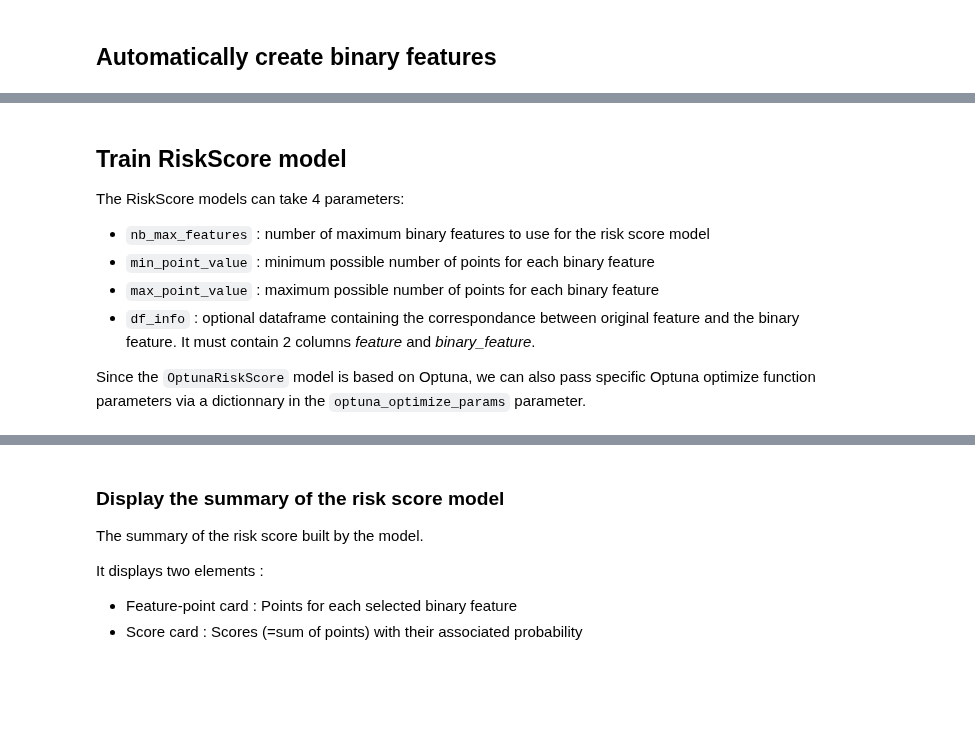
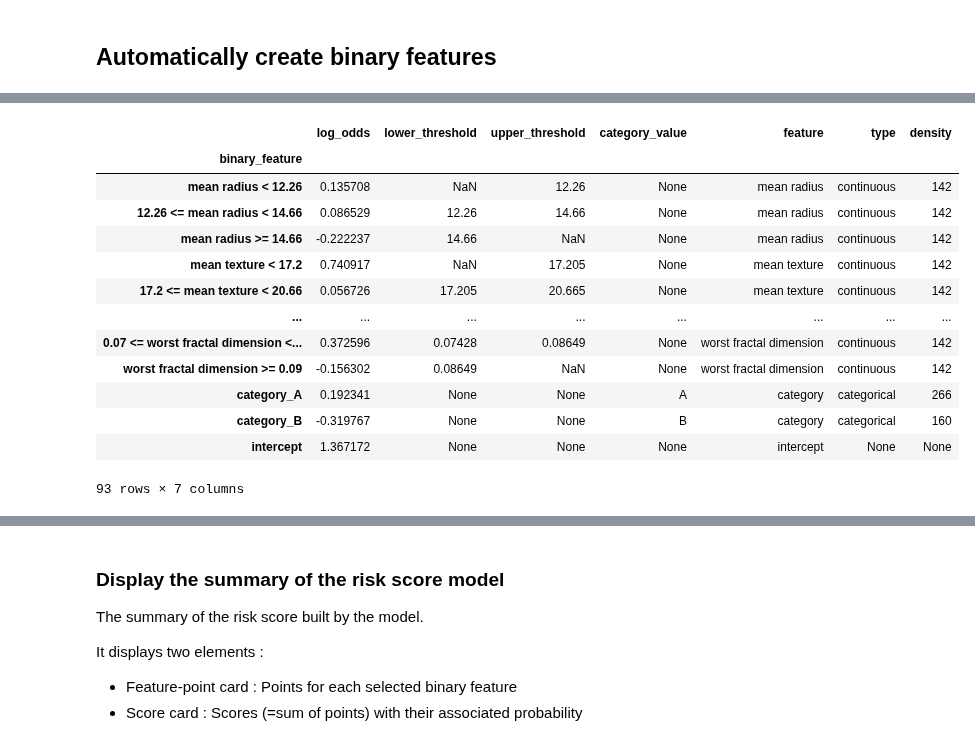
Before and after one commit to sami-ka/scorepyo, a Jupyter notebook: docs/tutorials/example.ipynb, the cells around one changed output, grey strips where cells are left out. Drawn from its saved outputs; the diff is of its cells as text; code cells hidden in the pictures; blank space fills up the shorter version.

```diff
--- a/docs/tutorials/example.ipynb
+++ b/docs/tutorials/example.ipynb
@@ -88,10 +79,17 @@ df_info
-# %% [markdown]
-## Train RiskScore model
-
-The RiskScore models can take 4 parameters:
-* `nb_max_features` : number of maximum binary features to use for the risk score model
-* `min_point_value` : minimum possible number of points for each binary feature
-* `max_point_value` : maximum possible number of points for each binary feature
-* `df_info`         : optional dataframe containing the correspondance between original feature and the binary feature. It must contain 2 columns *feature* and *binary_feature*.
-
-Since the `OptunaRiskScore` model is based on Optuna, we can also pass specific Optuna optimize function parameters via a dictionnary in the  `optuna_optimize_params` parameter.
+# %%
+binarizer.get_info()
+# %% [output]
+|  | log_odds | lower_threshold | upper_threshold | category_value | feature | type | density |
+| binary_feature |  |  |  |  |  |  |  |
+| mean radius < 12.26 | 0.135708 | NaN | 12.26 | None | mean radius | continuous | 142 |
+| 12.26 <= mean radius < 14.66 | 0.086529 | 12.26 | 14.66 | None | mean radius | continuous | 142 |
+| mean radius >= 14.66 | -0.222237 | 14.66 | NaN | None | mean radius | continuous | 142 |
+| mean texture < 17.2 | 0.740917 | NaN | 17.205 | None | mean texture | continuous | 142 |
+| 17.2 <= mean texture < 20.66 | 0.056726 | 17.205 | 20.665 | None | mean texture | continuous | 142 |
+| ... | ... | ... | ... | ... | ... | ... | ... |
+| 0.07 <= worst fractal dimension <... | 0.372596 | 0.07428 | 0.08649 | None | worst fractal dimension | continuous | 142 |
+| worst fractal dimension >= 0.09 | -0.156302 | 0.08649 | NaN | None | worst fractal dimension | continuous | 142 |
+| category_A | 0.192341 | None | None | A | category | categorical | 266 |
+| category_B | -0.319767 | None | None | B | category | categorical | 160 |
+| intercept | 1.367172 | None | None | None | intercept | None | None |
+93 rows × 7 columns
```
Also changed, not shown: parts of 10 cells of this notebook, 1 other file.
